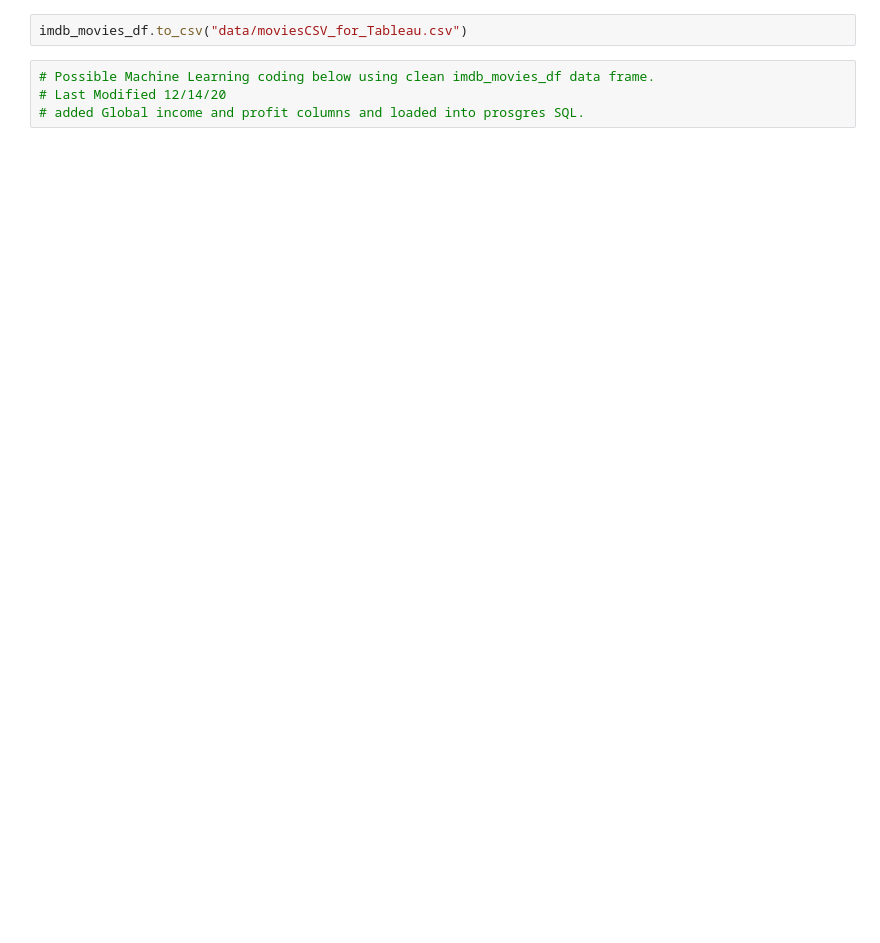
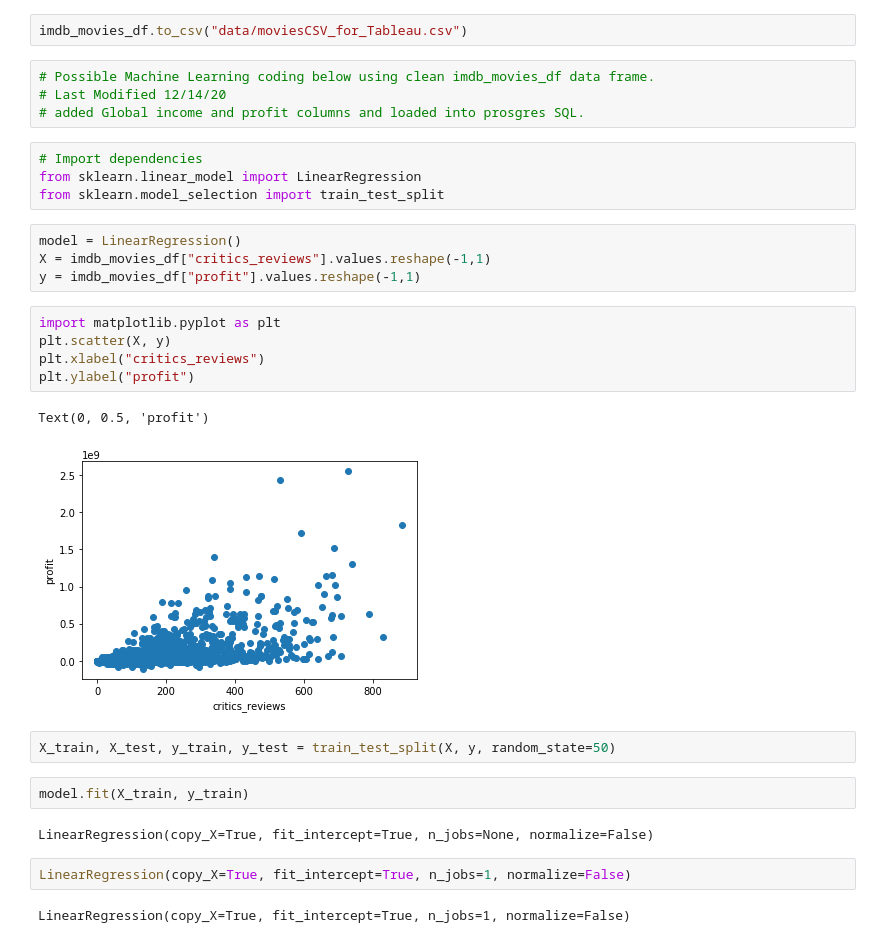
Before and after one commit to ashamabee/FinalProject, a Jupyter notebook: ETL_imdb.ipynb, the cells around one changed output. Saved outputs shown, nothing was run; the diff lists cells and outputs as text; blank space fills up the shorter version.

```diff
--- a/ETL_imdb.ipynb
+++ b/ETL_imdb.ipynb
@@ -140,3 +140,29 @@ imdb_movies_df.to_csv("data/moviesCSV_for_Tableau.csv")
 # Possible Machine Learning coding below using clean imdb_movies_df data frame.
 # Last Modified 12/14/20
 # added Global income and profit columns and loaded into prosgres SQL.
+# %%
+# Import dependencies
+from sklearn.linear_model import LinearRegression
+from sklearn.model_selection import train_test_split
+# %%
+model = LinearRegression()
+X = imdb_movies_df["critics_reviews"].values.reshape(-1,1)
+y = imdb_movies_df["profit"].values.reshape(-1,1)
+# %%
+import matplotlib.pyplot as plt
+plt.scatter(X, y)
+plt.xlabel("critics_reviews")
+plt.ylabel("profit")
+# %% [output]
+Text(0, 0.5, 'profit')
+[figure, added]
+# %%
+X_train, X_test, y_train, y_test = train_test_split(X, y, random_state=50)
+# %%
+model.fit(X_train, y_train)
+# %% [output]
+LinearRegression(copy_X=True, fit_intercept=True, n_jobs=None, normalize=False)
+# %%
+LinearRegression(copy_X=True, fit_intercept=True, n_jobs=1, normalize=False)
+# %% [output]
+LinearRegression(copy_X=True, fit_intercept=True, n_jobs=1, normalize=False)
```
Also changed, not shown: parts of 2 cells of this notebook.
